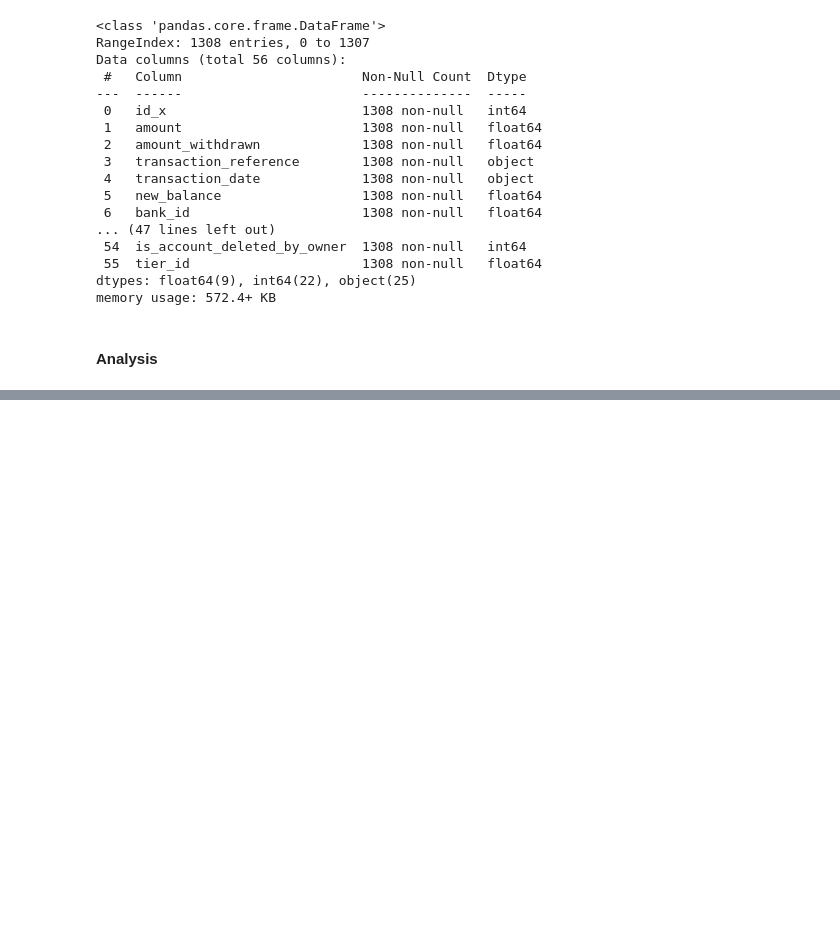
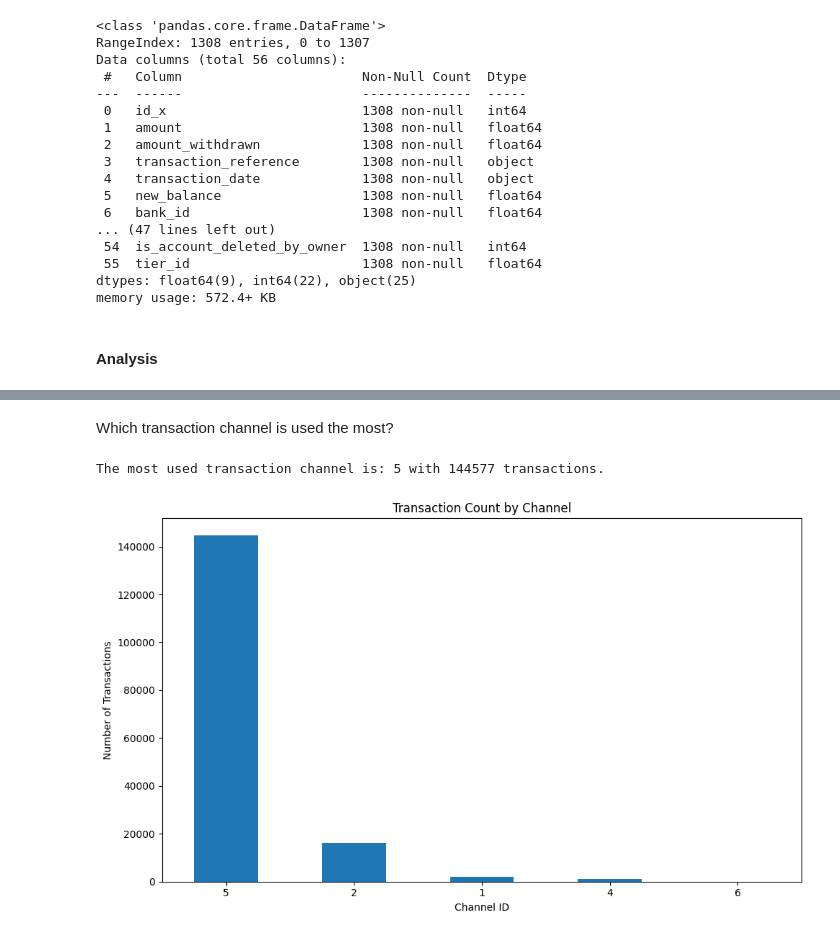
Before and after one commit to mancatha/DataAnalytics-Assessment, a Jupyter notebook: notebooh.ipynb, the cells around one changed output, grey strips where cells are left out. Drawn from its saved outputs; the diff is of its cells as text; code cells hidden in the pictures; blank space fills up the shorter version.

```diff
--- a/notebooh.ipynb
+++ b/notebooh.ipynb
@@ -548,0 +634,23 @@ memory usage: 572.4+ KB
+# %% [markdown]
+Which transaction channel is used the most?
+# %%
+# Count the number of transactions per channel
+channel_counts = merged_df['channel_id'].value_counts()
+
+# Get the most used transaction channel
+most_used_channel = channel_counts.idxmax()
+most_used_count = channel_counts.max()
+
+print(f"The most used transaction channel is: {most_used_channel} with {most_used_count} transactions.")
+
+# Optional: Plot all channel usage
+channel_counts.plot(kind='bar', figsize=(10, 6))
+plt.title('Transaction Count by Channel')
+plt.xlabel('Channel ID')
+plt.ylabel('Number of Transactions')
+plt.xticks(rotation=360)
+plt.tight_layout()
+plt.show()
+# %% [output]
+The most used transaction channel is: 5 with 144577 transactions.
+[figure, added]
```
Also changed, not shown: parts of 15 cells of this notebook.
